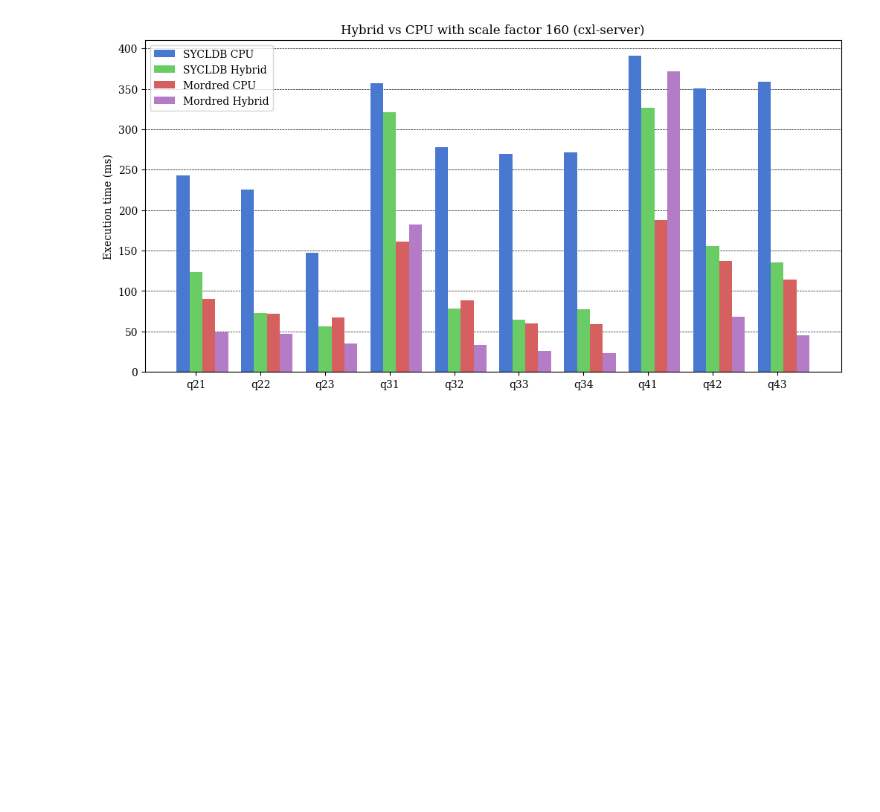
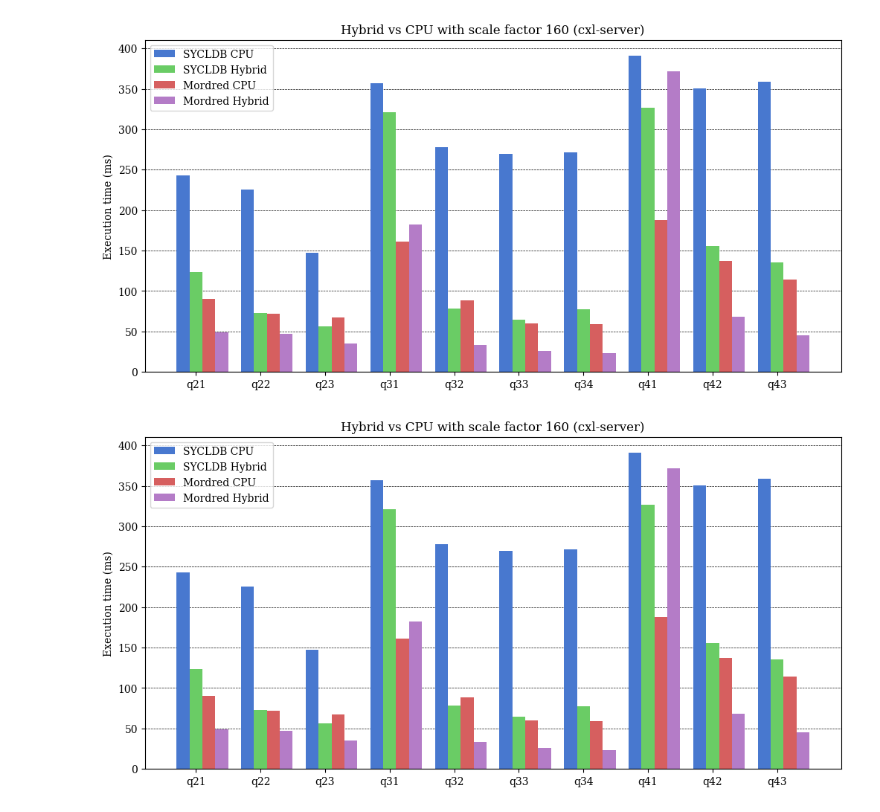
Before and after one commit to Maestro-Zacht/sycldb-calcite-executor, a Jupyter notebook: performances/perf.ipynb, the cells around one changed output. Cells and saved outputs as stored; diff of their text form; code cells hidden in the pictures; blank space fills up the shorter version.

```diff
--- a/performances/perf.ipynb
+++ b/performances/perf.ipynb
@@ -699,3 +711,14 @@ labels_mapping = {
 plot_data(comparison_hybrid, labels_mapping, title='Hybrid vs CPU with scale factor 160 (cxl-server)')
 # %% [output]
 [figure]
+# %%
+labels_mapping = {
+    'cpu_s160_avg': 'SYCLDB CPU',
+    'hybrid_s160_cxl_avg': 'SYCLDB Hybrid',
+    'cpu_mordred_s160_avg': 'Mordred CPU',
+    'hybrid_mordred_s160_avg': 'Mordred Hybrid',
+}
+
+plot_data(comparison_hybrid, labels_mapping, title='Hybrid vs CPU with scale factor 160 (cxl-server)')
+# %% [output]
+[figure, added]
```
Also changed, not shown: parts of 3 cells of this notebook, 30 other files.
